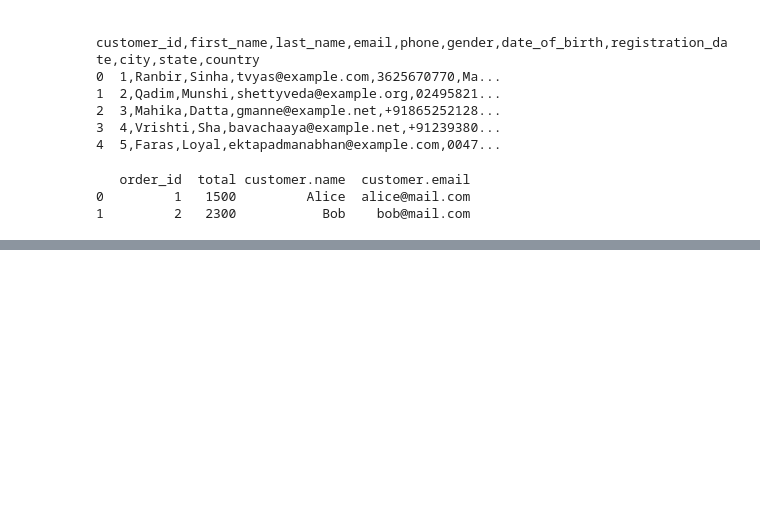
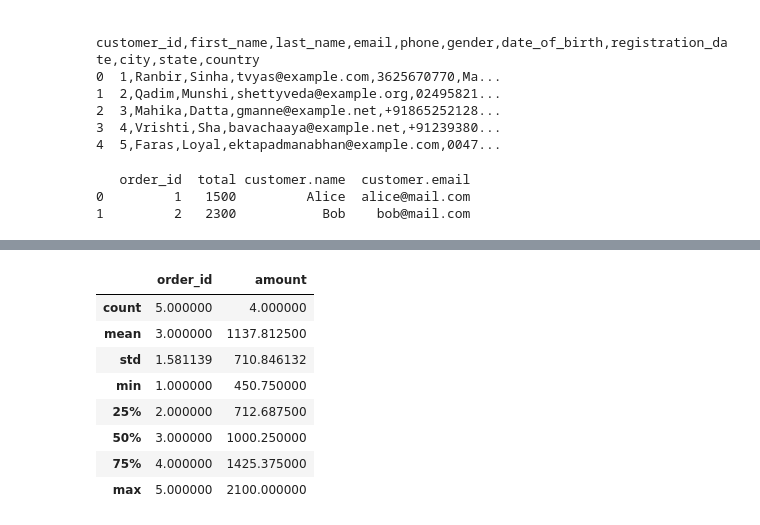
Before and after one commit to Obulreddy0/pandas_practise, a Jupyter notebook: pandas_practise.ipynb, the cells around one changed output, grey strips where cells are left out. Cells and saved outputs as stored; diff of their text form; code cells hidden in the pictures; blank space fills up the shorter version.

```diff
--- a/pandas_practise.ipynb
+++ b/pandas_practise.ipynb
@@ -349,0 +398,12 @@ students.to_json("students.json", orient="records")
+# %%
+df.describe()             # only numeric columns
+# %% [output]
+|  | order_id | amount |
+| count | 5.000000 | 4.000000 |
+| mean | 3.000000 | 1137.812500 |
+| std | 1.581139 | 710.846132 |
+| min | 1.000000 | 450.750000 |
+| 25% | 2.000000 | 712.687500 |
+| 50% | 3.000000 | 1000.250000 |
+| 75% | 4.000000 | 1425.375000 |
+| max | 5.000000 | 2100.000000 |
```
Also changed, not shown: parts of 13 cells of this notebook.
